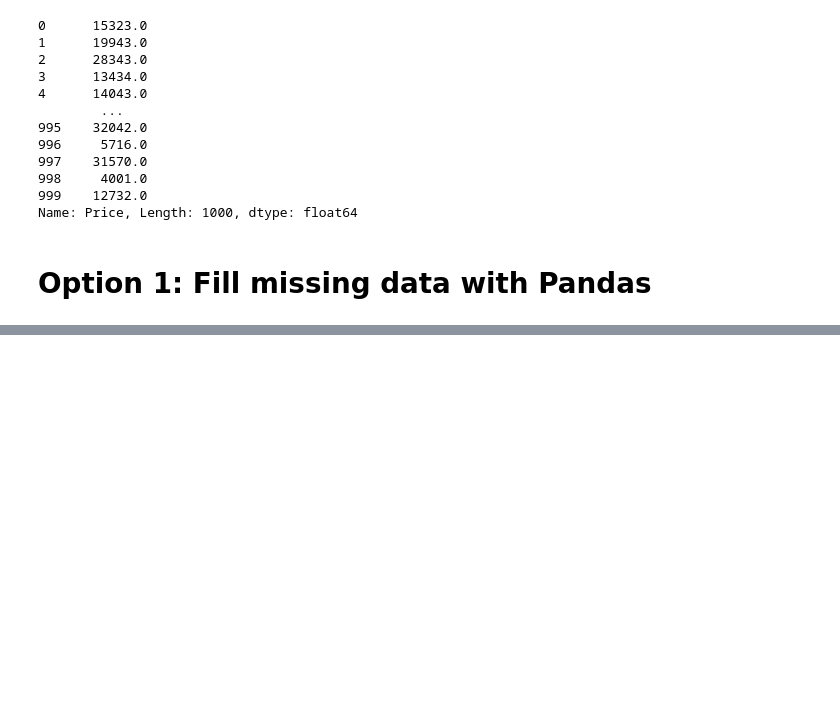
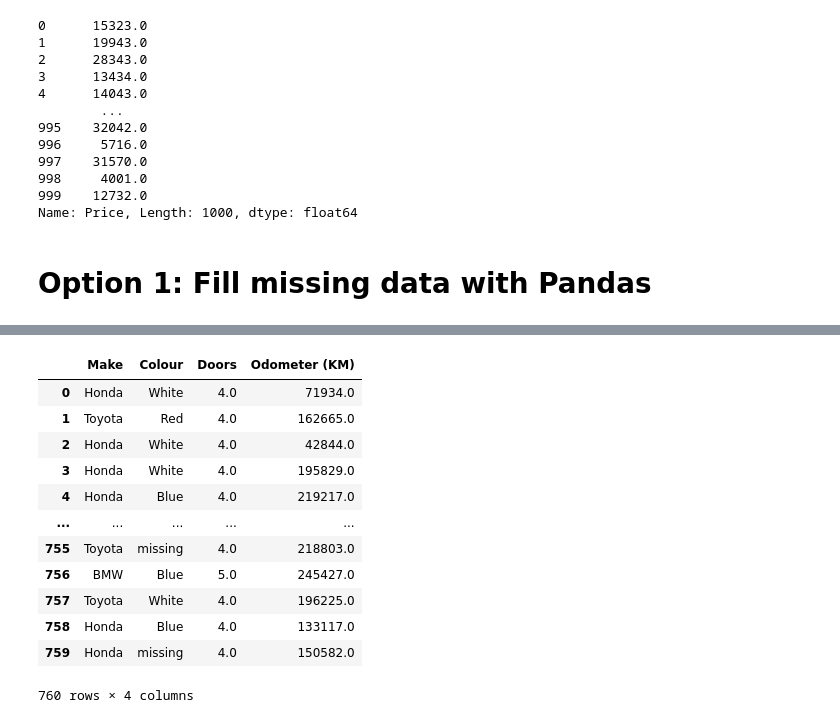
Before and after one commit to thanhlam2110/complete_machine_learning_data_science_bootcamp_2022, a Jupyter notebook: sample_project_1/introduction-to-scikit-learn.ipynb, the cells around one changed output, grey strips where cells are left out. Drawn from its saved outputs; the diff is of its cells as text; code cells hidden in the pictures; blank space fills up the shorter version.

```diff
--- a/sample_project_1/introduction-to-scikit-learn.ipynb
+++ b/sample_project_1/introduction-to-scikit-learn.ipynb
@@ -513,0 +540,9 @@ array([[0.00000e+00, 1.00000e+00, 0.00000e+00, ..., 1.00000e+00,
+# %%
+# Split into X and y
+X = car_sales_missing.drop("Price",axis=1)
+y = car_sales_missing["Price"]
+# Split data into train and test
+np.random.seed(42)
+X_train, X_test, y_train, y_test = train_test_split(X,
+                                                   y,
+                                                   test_size=0.2)
@@ -513,0 +580,23 @@ array([[0.00000e+00, 1.00000e+00, 0.00000e+00, ..., 1.00000e+00,
+# %%
+# Fill missing values with Scikit-Learn
+from sklearn.impute import SimpleImputer
+from sklearn.compose import ColumnTransformer
+# Fill categorical values with 'missing' & numerical values with mean
+cat_imputer = SimpleImputer(strategy="constant",fill_value="missing")
+door_imputer = SimpleImputer(strategy="constant",fill_value=4)
+num_imputer = SimpleImputer(strategy="mean")
+# Define column
+cat_features = ["Make","Colour"]
+door_features = ["Doors"]
+num_features = ["Odometer (KM)"]
+# Create a imputer (something that fills missing data)
+imputer = ColumnTransformer([
+    ("cat_imputer",cat_imputer,cat_features),
+    ("door_imputer",door_imputer,door_features),
+    ("num_imputer",num_imputer,num_features)
+])
+# Transform the data
+filled_X_train = imputer.fit_transform(X_train)
+filled_X_test = imputer.transform(X_test)
+# Check filled X_train
+filled_X_train
@@ -513,0 +611,18 @@ array([[0.00000e+00, 1.00000e+00, 0.00000e+00, ..., 1.00000e+00,
+# %%
+car_sales_filled_train = pd.DataFrame(filled_X_train,
+                               columns=["Make","Colour","Doors","Odometer (KM)"])
+car_sales_filled_train
+# %% [output]
+|  | Make | Colour | Doors | Odometer (KM) |
+| 0 | Honda | White | 4.0 | 71934.0 |
+| 1 | Toyota | Red | 4.0 | 162665.0 |
+| 2 | Honda | White | 4.0 | 42844.0 |
+| 3 | Honda | White | 4.0 | 195829.0 |
+| 4 | Honda | Blue | 4.0 | 219217.0 |
+| ... | ... | ... | ... | ... |
+| 755 | Toyota | missing | 4.0 | 218803.0 |
+| 756 | BMW | Blue | 5.0 | 245427.0 |
+| 757 | Toyota | White | 4.0 | 196225.0 |
+| 758 | Honda | Blue | 4.0 | 133117.0 |
+| 759 | Honda | missing | 4.0 | 150582.0 |
+760 rows × 4 columns
```
Also changed, not shown: parts of 26 cells of this notebook, 1 other file.
